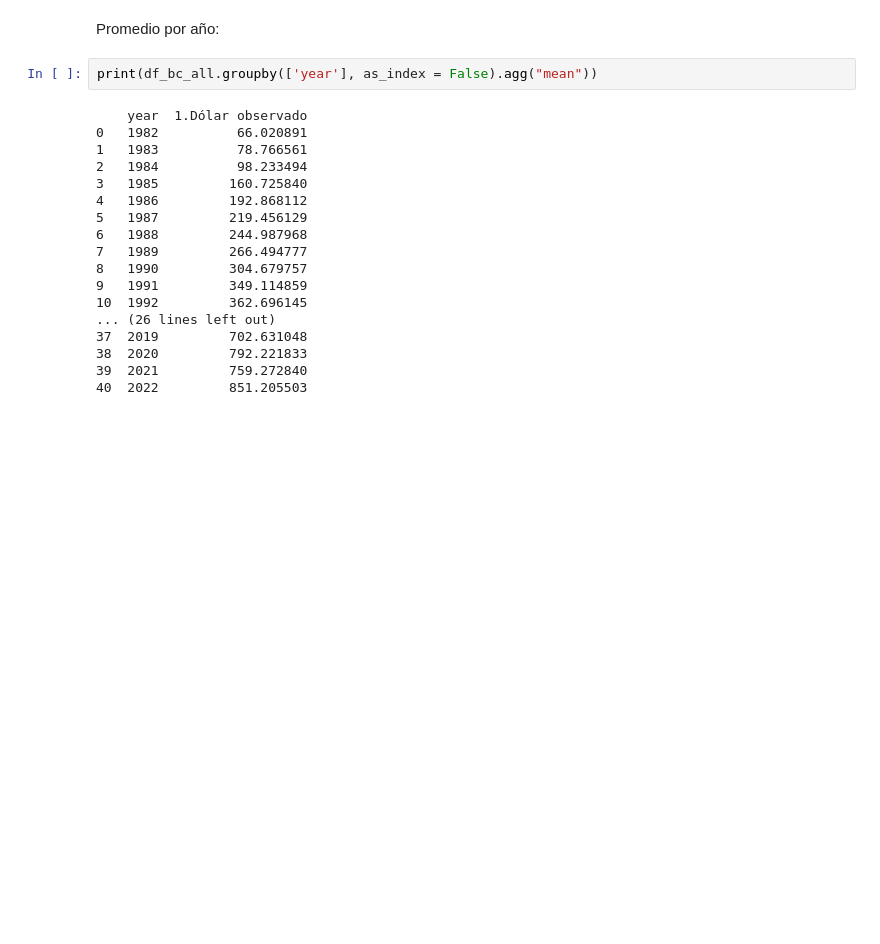
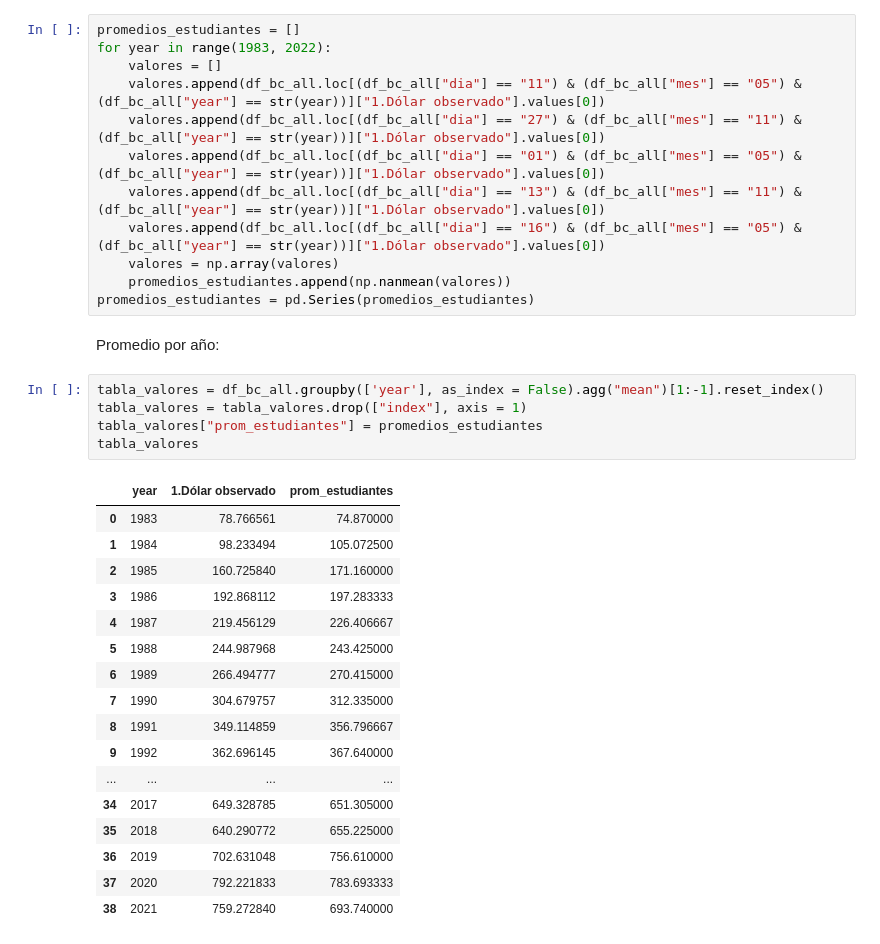
Before and after one commit to Bguzman96/tarea1-add, a Jupyter notebook: notebooks/3_nb_maticlein.ipynb, the cells around one changed output. Saved outputs shown, nothing was run; the diff lists cells and outputs as text; blank space fills up the shorter version.

```diff
--- a/notebooks/3_nb_maticlein.ipynb
+++ b/notebooks/3_nb_maticlein.ipynb
@@ -342,22 +336,37 @@ nan
+# %%
+promedios_estudiantes = []
+for year in range(1983, 2022):
+    valores = []
+    valores.append(df_bc_all.loc[(df_bc_all["dia"] == "11") & (df_bc_all["mes"] == "05") & (df_bc_all["year"] == str(year))]["1.Dólar observado"].values[0])
+    valores.append(df_bc_all.loc[(df_bc_all["dia"] == "27") & (df_bc_all["mes"] == "11") & (df_bc_all["year"] == str(year))]["1.Dólar observado"].values[0])
+    valores.append(df_bc_all.loc[(df_bc_all["dia"] == "01") & (df_bc_all["mes"] == "05") & (df_bc_all["year"] == str(year))]["1.Dólar observado"].values[0])
+    valores.append(df_bc_all.loc[(df_bc_all["dia"] == "13") & (df_bc_all["mes"] == "11") & (df_bc_all["year"] == str(year))]["1.Dólar observado"].values[0])
+    valores.append(df_bc_all.loc[(df_bc_all["dia"] == "16") & (df_bc_all["mes"] == "05") & (df_bc_all["year"] == str(year))]["1.Dólar observado"].values[0])
+    valores = np.array(valores)
+    promedios_estudiantes.append(np.nanmean(valores))
+promedios_estudiantes = pd.Series(promedios_estudiantes)
 # %% [markdown]
 Promedio por año:
 # %%
-print(df_bc_all.groupby(['year'], as_index = False).agg("mean"))
+tabla_valores = df_bc_all.groupby(['year'], as_index = False).agg("mean")[1:-1].reset_index()
+tabla_valores = tabla_valores.drop(["index"], axis = 1)
+tabla_valores["prom_estudiantes"] = promedios_estudiantes
+tabla_valores
 # %% [output]
-    year  1.Dólar observado
-0   1982          66.020891
-1   1983          78.766561
-2   1984          98.233494
-3   1985         160.725840
-4   1986         192.868112
-5   1987         219.456129
-6   1988         244.987968
-7   1989         266.494777
-8   1990         304.679757
-9   1991         349.114859
-10  1992         362.696145
-... (26 lines left out)
-37  2019         702.631048
-38  2020         792.221833
-39  2021         759.272840
-40  2022         851.205503
+|  | year | 1.Dólar observado | prom_estudiantes |
+| 0 | 1983 | 78.766561 | 74.870000 |
+| 1 | 1984 | 98.233494 | 105.072500 |
+| 2 | 1985 | 160.725840 | 171.160000 |
+| 3 | 1986 | 192.868112 | 197.283333 |
+| 4 | 1987 | 219.456129 | 226.406667 |
+| 5 | 1988 | 244.987968 | 243.425000 |
+| 6 | 1989 | 266.494777 | 270.415000 |
+| 7 | 1990 | 304.679757 | 312.335000 |
+| 8 | 1991 | 349.114859 | 356.796667 |
+| 9 | 1992 | 362.696145 | 367.640000 |
+| ... | ... | ... | ... |
+| 34 | 2017 | 649.328785 | 651.305000 |
+| 35 | 2018 | 640.290772 | 655.225000 |
+| 36 | 2019 | 702.631048 | 756.610000 |
+| 37 | 2020 | 792.221833 | 783.693333 |
+| 38 | 2021 | 759.272840 | 693.740000 |
```
Also changed, not shown: parts of 3 cells of this notebook.
